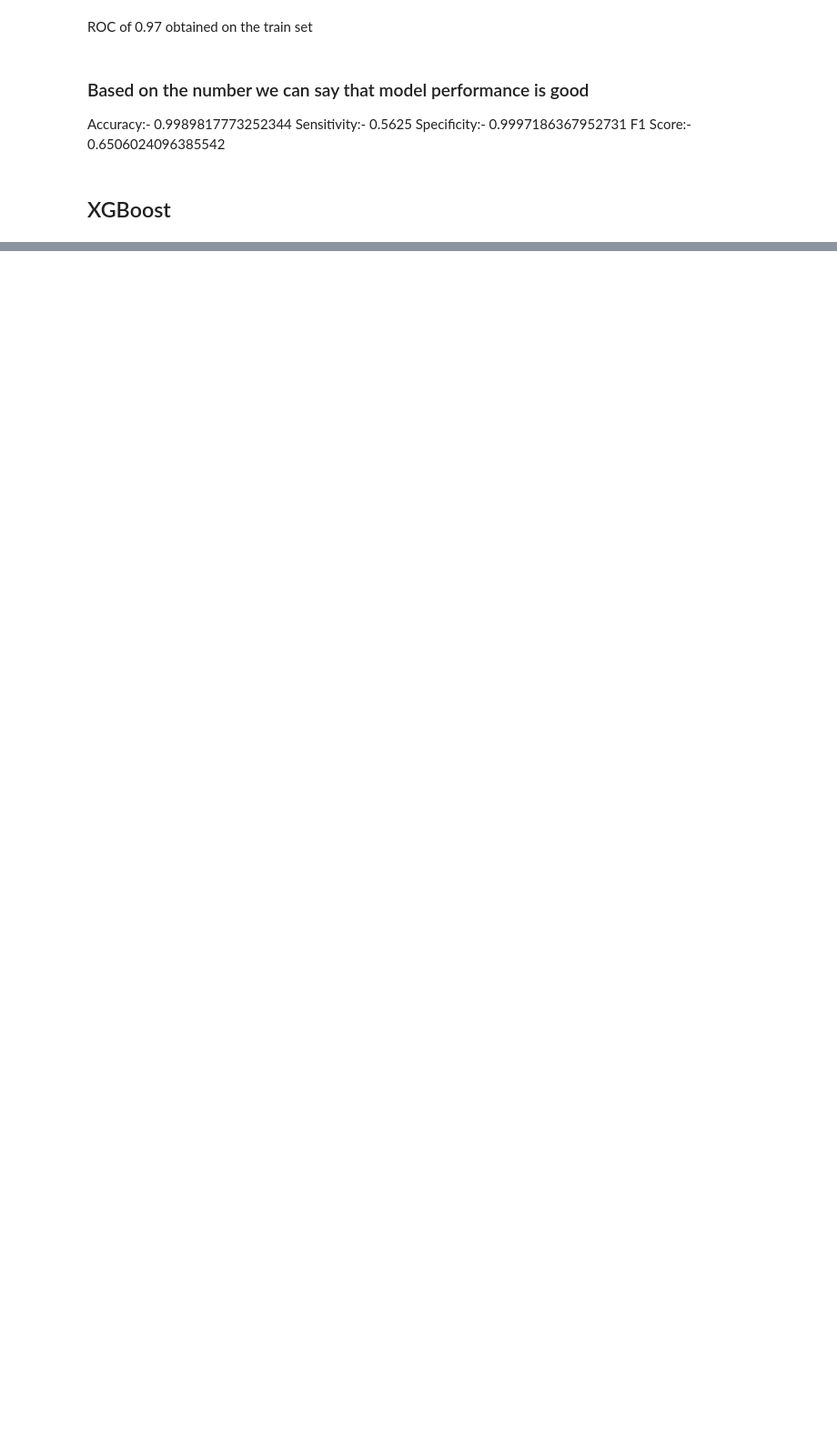
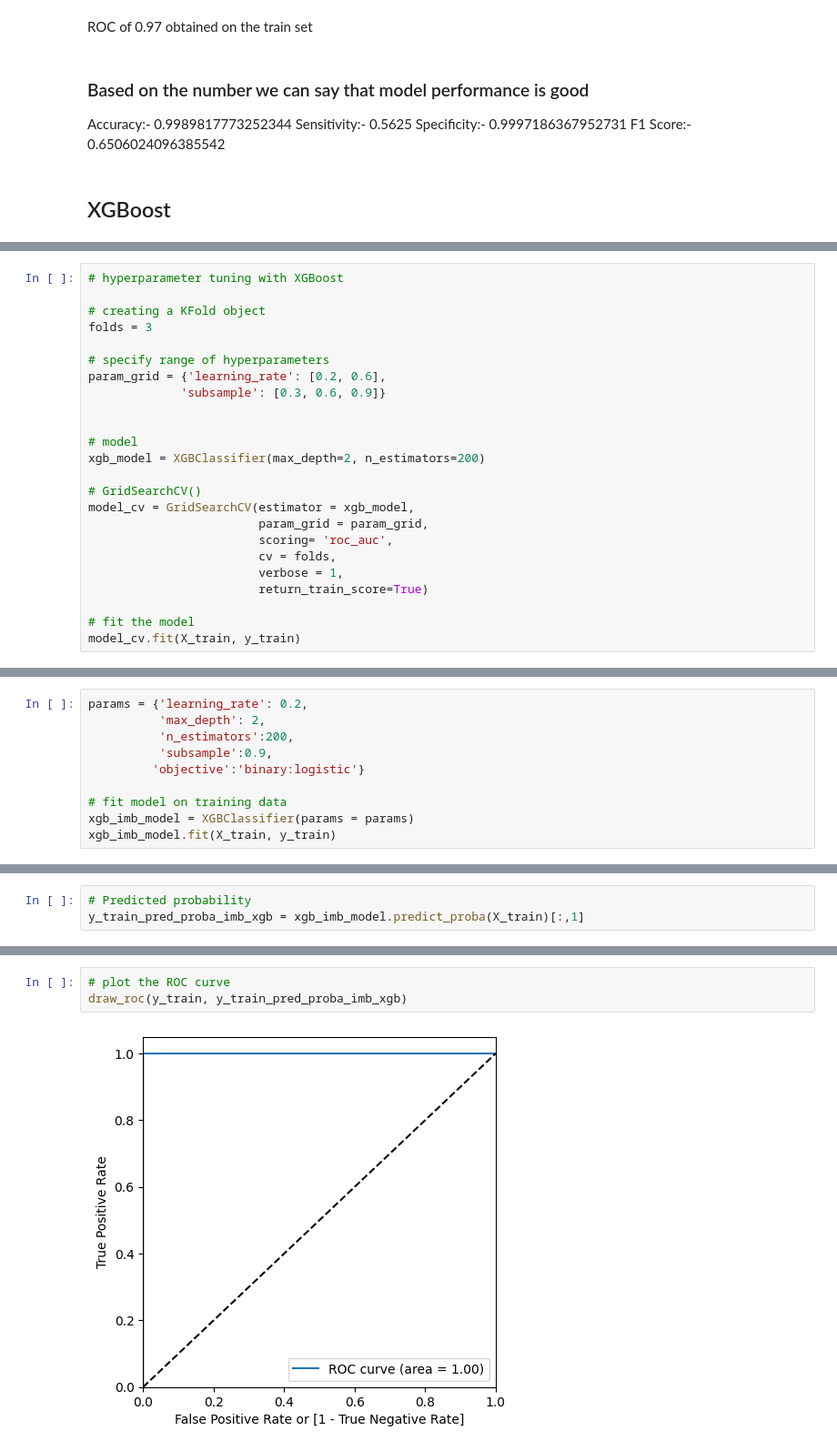
Before and after one commit to RavaUnda/creditCardFraudDetection, a Jupyter notebook: Credit_card_fraud_detection.ipynb, the cells around one changed output, grey strips where cells are left out. Shown at 91% size. Drawn from its saved outputs; the diff is of its cells as text; blank space fills up the shorter version.

```diff
--- a/Credit_card_fraud_detection.ipynb
+++ b/Credit_card_fraud_detection.ipynb
@@ -501,0 +507,24 @@ F1 Score:- 0.6506024096385542
+# %%
+# hyperparameter tuning with XGBoost
+
+# creating a KFold object
+folds = 3
+
+# specify range of hyperparameters
+param_grid = {'learning_rate': [0.2, 0.6],
+             'subsample': [0.3, 0.6, 0.9]}
+
+
+# model
+xgb_model = XGBClassifier(max_depth=2, n_estimators=200)
+
+# GridSearchCV()
+model_cv = GridSearchCV(estimator = xgb_model,
+                        param_grid = param_grid,
+                        scoring= 'roc_auc',
+                        cv = folds,
+                        verbose = 1,
+                        return_train_score=True)
+
+# fit the model
+model_cv.fit(X_train, y_train)
@@ -501,0 +591,10 @@ F1 Score:- 0.6506024096385542
+# %%
+params = {'learning_rate': 0.2,
+          'max_depth': 2,
+          'n_estimators':200,
+          'subsample':0.9,
+         'objective':'binary:logistic'}
+
+# fit model on training data
+xgb_imb_model = XGBClassifier(params = params)
+xgb_imb_model.fit(X_train, y_train)
@@ -501,0 +661,3 @@ F1 Score:- 0.6506024096385542
+# %%
+# Predicted probability
+y_train_pred_proba_imb_xgb = xgb_imb_model.predict_proba(X_train)[:,1]
@@ -501,0 +670,5 @@ F1 Score:- 0.6506024096385542
+# %%
+# plot the ROC curve
+draw_roc(y_train, y_train_pred_proba_imb_xgb)
+# %% [output]
+[figure, added]
```
Also changed, not shown: parts of 77 cells of this notebook.
